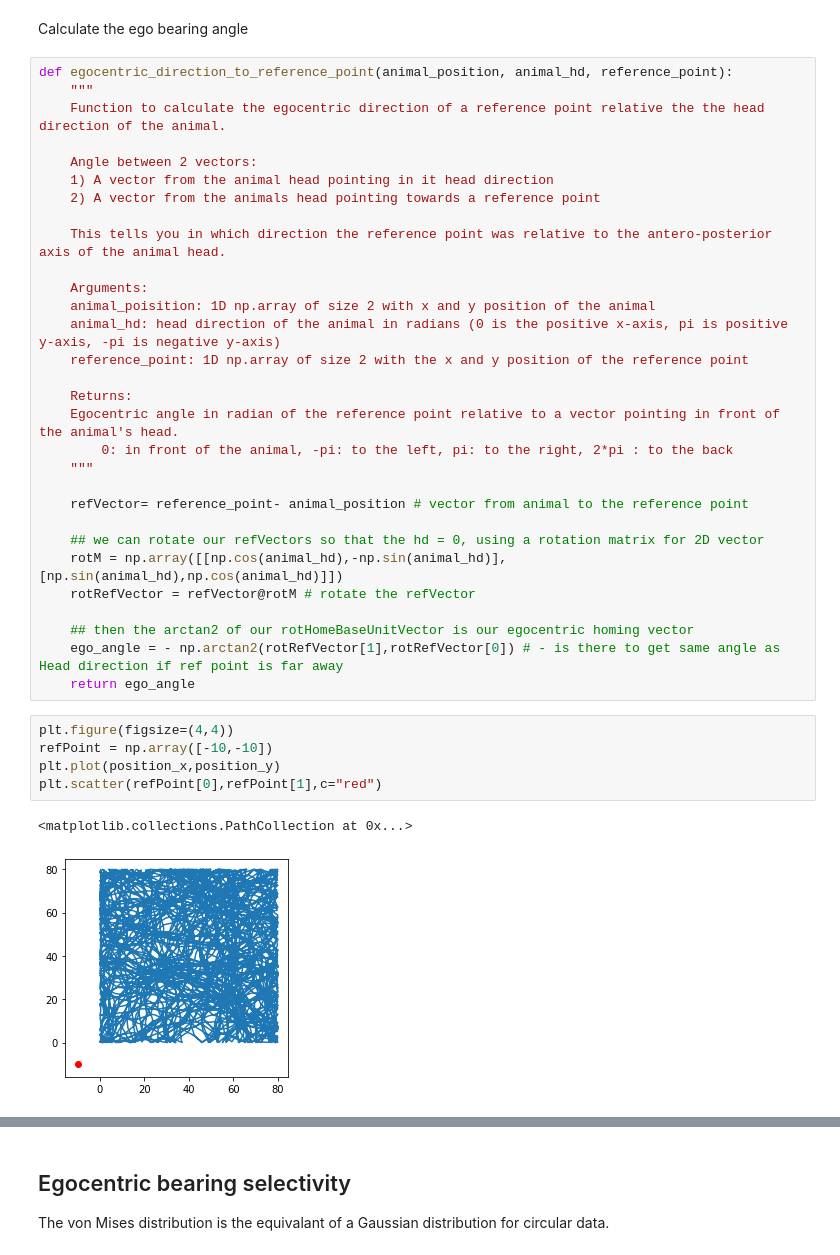
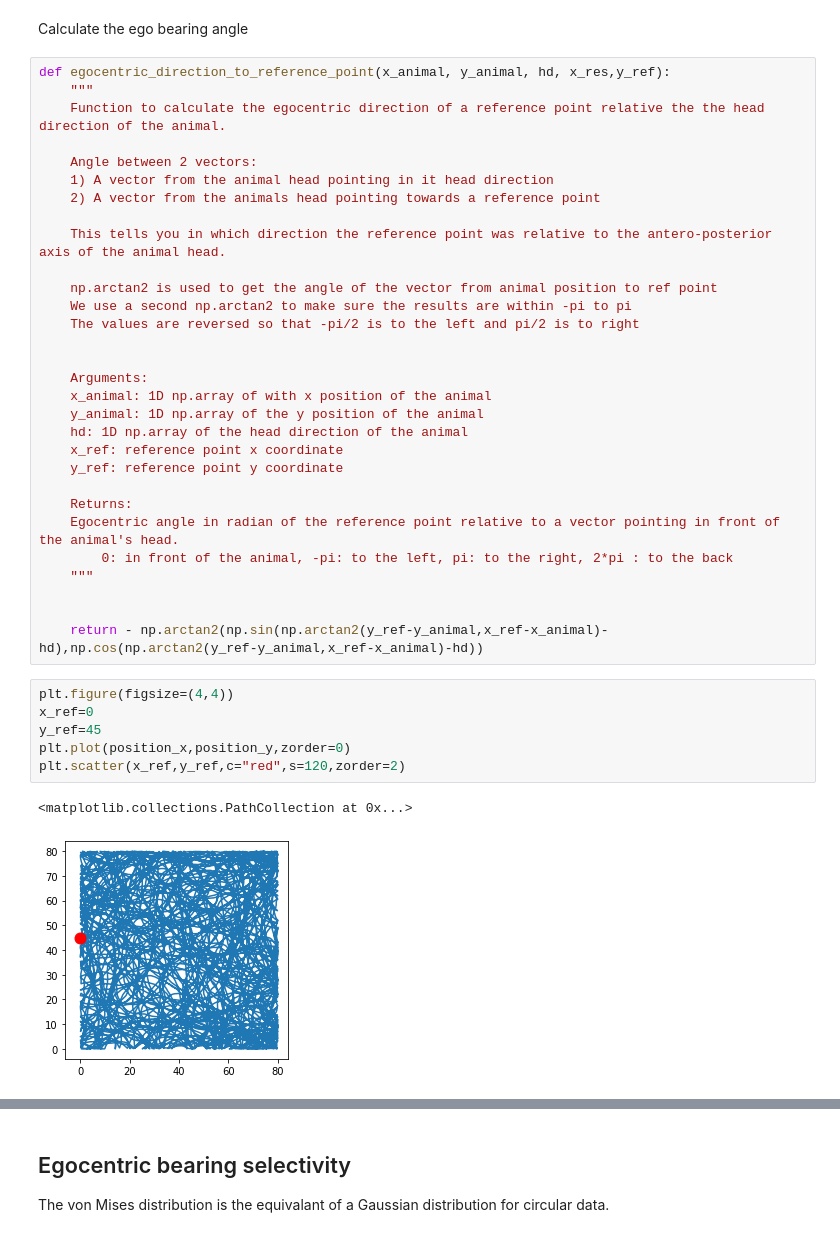
Before and after one commit to kevin-allen/spatialPoissonSpikeTrain, a Jupyter notebook: notebooks/tutorial_04_egocentric_coding.ipynb, the cells around one changed output, grey strips where cells are left out. Saved outputs shown, nothing was run; the diff lists cells and outputs as text.

```diff
--- a/notebooks/tutorial_04_egocentric_coding.ipynb
+++ b/notebooks/tutorial_04_egocentric_coding.ipynb
@@ -53,7 +59,7 @@ Set a reference point.
 # %% [markdown]
 Calculate the ego bearing angle
 # %%
-def egocentric_direction_to_reference_point(animal_position, animal_hd, reference_point):
+def egocentric_direction_to_reference_point(x_animal, y_animal, hd, x_res,y_ref):
     """
     Function to calculate the egocentric direction of a reference point relative the the head direction of the animal.
 
@@ -63,30 +69,31 @@ def egocentric_direction_to_reference_point(animal_position, animal_hd, referenc
 
     This tells you in which direction the reference point was relative to the antero-posterior axis of the animal head.
 
+    np.arctan2 is used to get the angle of the vector from animal position to ref point
+    We use a second np.arctan2 to make sure the results are within -pi to pi
+    The values are reversed so that -pi/2 is to the left and pi/2 is to right
+
+
     Arguments:
-    animal_poisition: 1D np.array of size 2 with x and y position of the animal
-    animal_hd: head direction of the animal in radians (0 is the positive x-axis, pi is positive y-axis, -pi is negative y-axis)
-    reference_point: 1D np.array of size 2 with the x and y position of the reference point
+    x_animal: 1D np.array of with x position of the animal
+    y_animal: 1D np.array of the y position of the animal
+    hd: 1D np.array of the head direction of the animal
+    x_ref: reference point x coordinate
+    y_ref: reference point y coordinate
 
     Returns:
     Egocentric angle in radian of the reference point relative to a vector pointing in front of the animal's head.
         0: in front of the animal, -pi: to the left, pi: to the right, 2*pi : to the back
     """
 
-    refVector= reference_point- animal_position # vector from animal to the reference point
 
-    ## we can rotate our refVectors so that the hd = 0, using a rotation matrix for 2D vector
-    rotM = np.array([[np.cos(animal_hd),-np.sin(animal_hd)],[np.sin(animal_hd),np.cos(animal_hd)]])
-    rotRefVector = refVector@rotM # rotate the refVector
-
-    ## then the arctan2 of our rotHomeBaseUnitVector is our egocentric homing vector
-    ego_angle = - np.arctan2(rotRefVector[1],rotRefVector[0]) # - is there to get same angle as Head direction if ref point is far away
-    return ego_angle
+    return - np.arctan2(np.sin(np.arctan2(y_ref-y_animal,x_ref-x_animal)-hd),np.cos(np.arctan2(y_ref-y_animal,x_ref-x_animal)-hd))
 # %%
 plt.figure(figsize=(4,4))
-refPoint = np.array([-10,-10])
-plt.plot(position_x,position_y)
-plt.scatter(refPoint[0],refPoint[1],c="red")
+x_ref=0
+y_ref=45
+plt.plot(position_x,position_y,zorder=0)
+plt.scatter(x_ref,y_ref,c="red",s=120,zorder=2)
 # %% [output]
 <matplotlib.collections.PathCollection at 0x...>
-[figure, old version]
+[figure, new version]
```
Also changed, not shown: parts of 20 cells of this notebook, 2 other files.
